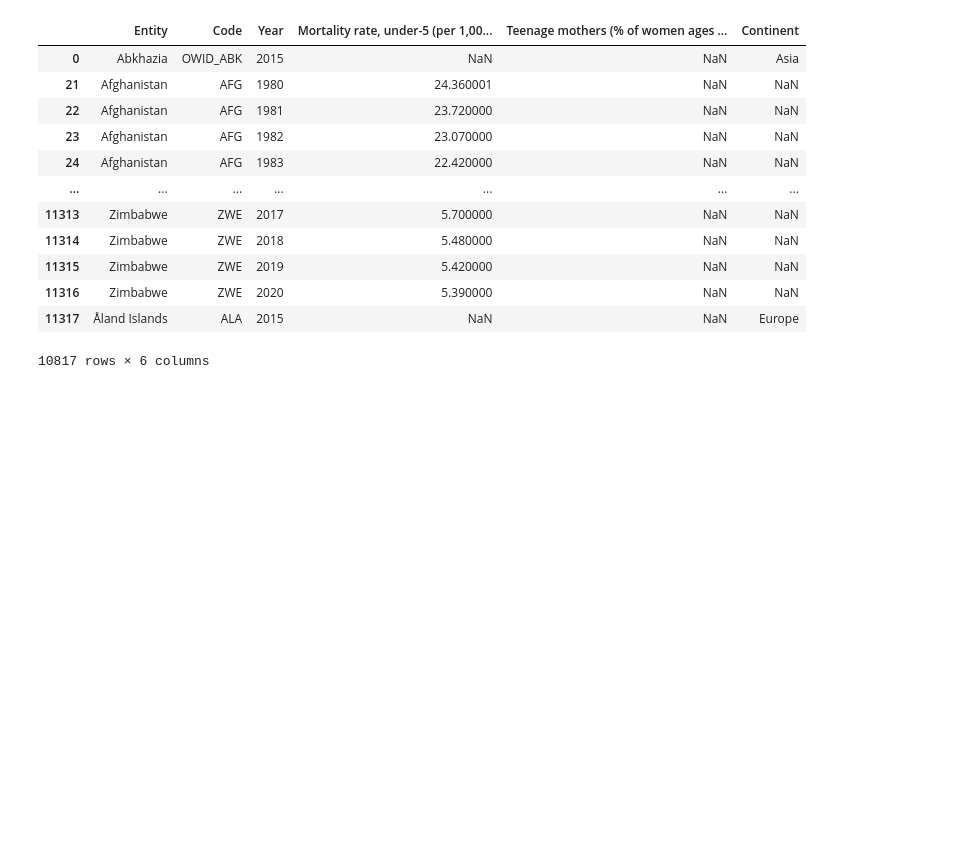
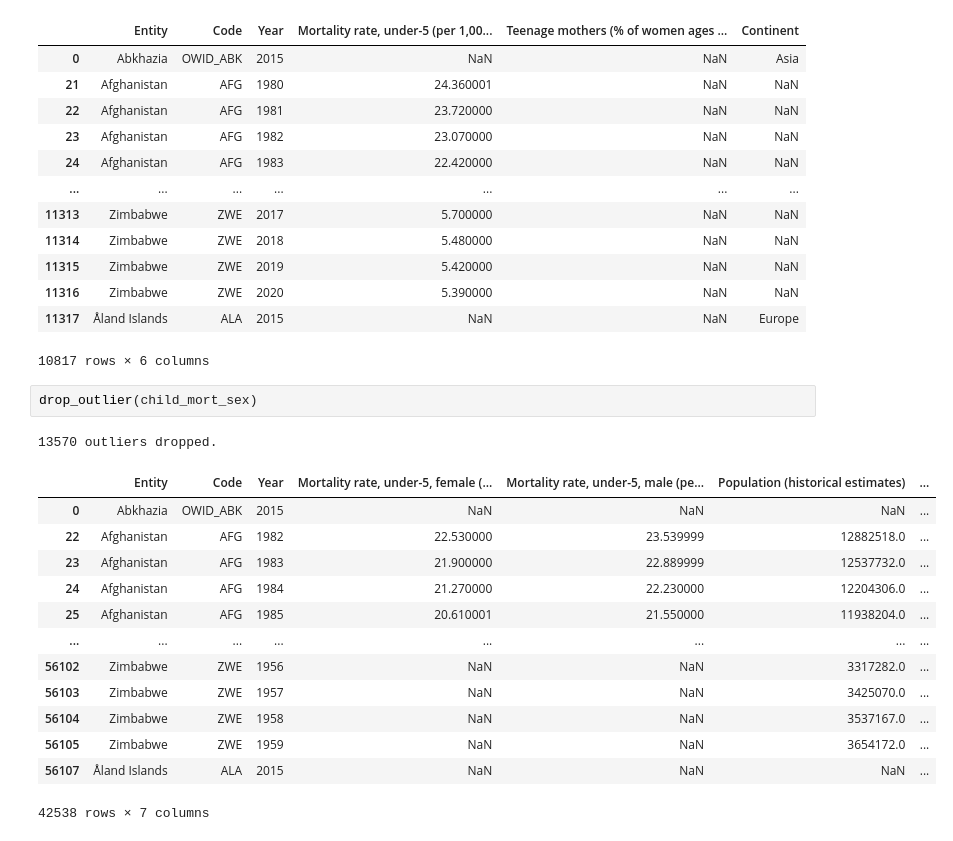
Before and after one commit to gshikanda/Indaba-DLI-Challenge-Datasets, a Jupyter notebook: Indaba DLI Challenge Datasets/Indaba.ipynb, the cells around one changed output. Cells and saved outputs as stored; diff of their text form; blank space fills up the shorter version.

Commit message:
removing outliers and perfoming log transformation

```diff
--- a/Indaba DLI Challenge Datasets/Indaba.ipynb
+++ b/Indaba DLI Challenge Datasets/Indaba.ipynb
@@ -1956,3 +1956,20 @@ drop_outlier(child_mort_teen_preg)
 | 11316 | Zimbabwe | ZWE | 2020 | 5.390000 | NaN | NaN |
 | 11317 | Åland Islands | ALA | 2015 | NaN | NaN | Europe |
 10817 rows × 6 columns
+# %%
+drop_outlier(child_mort_sex)
+# %% [output]
+13570 outliers dropped.
+|  | Entity | Code | Year | Mortality rate, under-5, female (... | Mortality rate, under-5, male (pe... | Population (historical estimates) | ... |
+| 0 | Abkhazia | OWID_ABK | 2015 | NaN | NaN | NaN | ... |
+| 22 | Afghanistan | AFG | 1982 | 22.530000 | 23.539999 | 12882518.0 | ... |
+| 23 | Afghanistan | AFG | 1983 | 21.900000 | 22.889999 | 12537732.0 | ... |
+| 24 | Afghanistan | AFG | 1984 | 21.270000 | 22.230000 | 12204306.0 | ... |
+| 25 | Afghanistan | AFG | 1985 | 20.610001 | 21.550000 | 11938204.0 | ... |
+| ... | ... | ... | ... | ... | ... | ... | ... |
+| 56102 | Zimbabwe | ZWE | 1956 | NaN | NaN | 3317282.0 | ... |
+| 56103 | Zimbabwe | ZWE | 1957 | NaN | NaN | 3425070.0 | ... |
+| 56104 | Zimbabwe | ZWE | 1958 | NaN | NaN | 3537167.0 | ... |
+| 56105 | Zimbabwe | ZWE | 1959 | NaN | NaN | 3654172.0 | ... |
+| 56107 | Åland Islands | ALA | 2015 | NaN | NaN | NaN | ... |
+42538 rows × 7 columns
```
Also changed, not shown: parts of 8 cells of this notebook.
